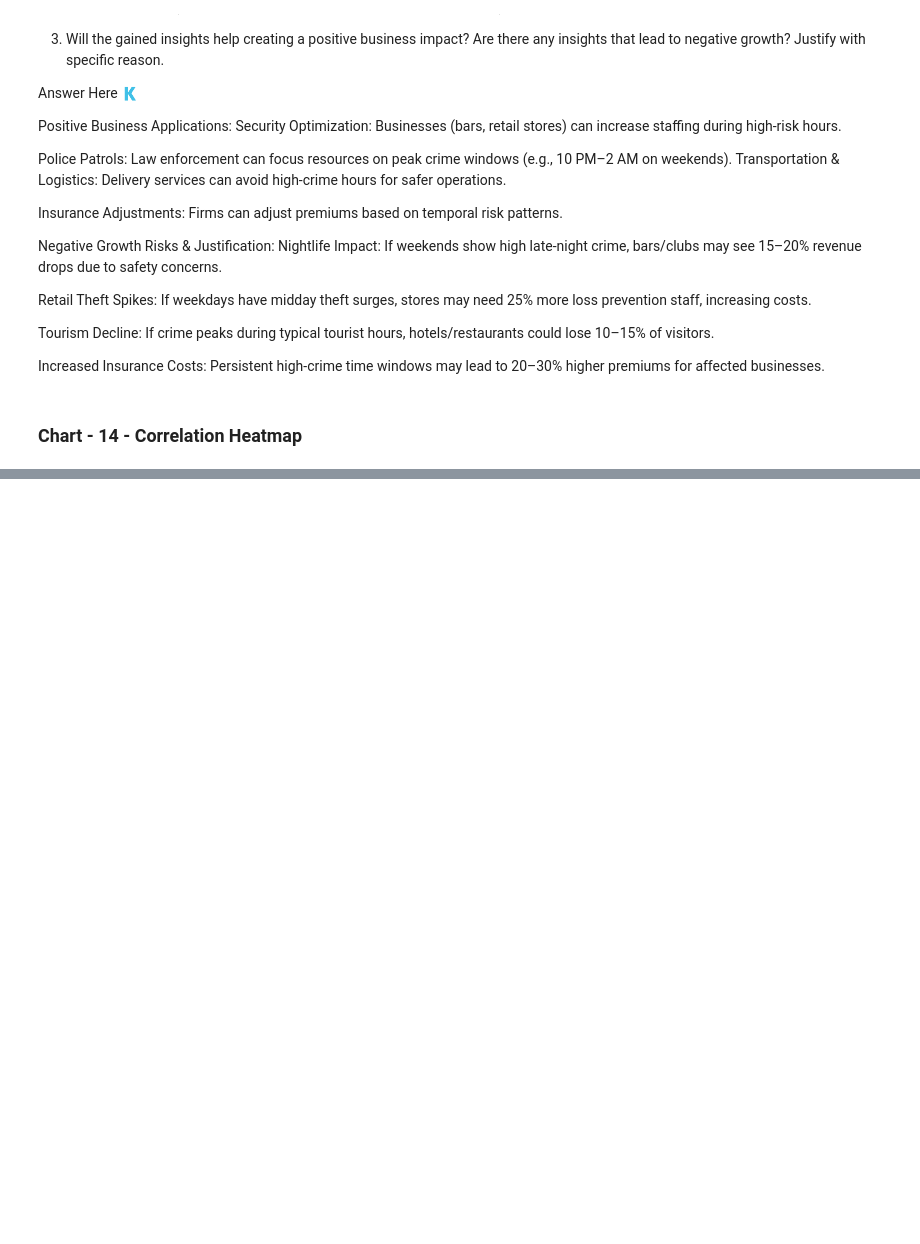
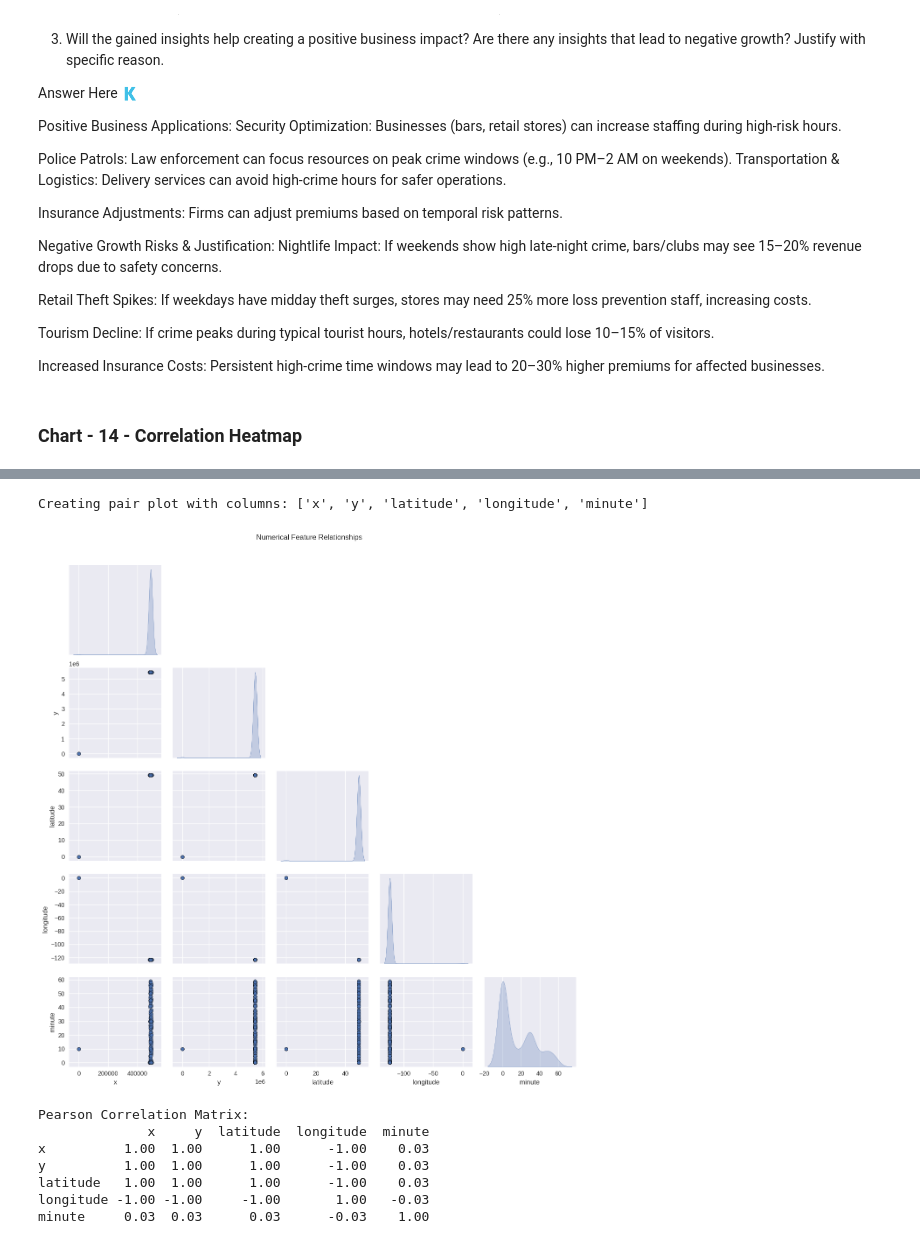
Before and after one commit to mrkhan0004/Labmentix-Internship, a Jupyter notebook: FBI_Time_series.ipynb, the cells around one changed output, grey strips where cells are left out. Drawn from its saved outputs; the diff is of its cells as text; code cells hidden in the pictures; blank space fills up the shorter version.

```diff
--- a/FBI_Time_series.ipynb
+++ b/FBI_Time_series.ipynb
@@ -1215,0 +1264,52 @@ Increased Insurance Costs: Persistent high-crime time windows may lead to 20–3
+# %%
+# 15 Pair Plot visualization code
+
+# Chart 15 - Pair Plot (Numerical Relationships)
+def create_pairplot(df):
+    # Select numerical features (excluding IDs and dates)
+    numerical_cols = df.select_dtypes(include=['int64', 'float64']).columns.tolist()
+
+    # Common columns to exclude
+    exclude = ['id', 'year', 'month', 'day', 'hour', 'weekday', 'duration']
+    numerical_cols = [col for col in numerical_cols if col not in exclude]
+
+    if len(numerical_cols) >= 2:
+        print(f"Creating pair plot with columns: {numerical_cols[:5]}")  # Show first 5 cols
+
+        # Sample the data if too large (for performance)
+        plot_df = df.sample(n=500) if len(df) > 500 else df
+
+        # Create pair plot with custom styling
+        pair_grid = sns.pairplot(plot_df[numerical_cols],
+                                diag_kind='kde',
+                                plot_kws={'alpha': 0.6, 's': 30, 'edgecolor': 'k'},
+                                corner=True)  # Shows only lower triangle
+
+        # Adjust title and layout
+        pair_grid.fig.suptitle('Numerical Feature Relationships', y=1.02)
+        plt.tight_layout()
+        plt.show()
+
+        # Show correlation matrix for reference
+        print("\nPearson Correlation Matrix:")
+        print(plot_df[numerical_cols].corr().round(2))
+    else:
+        print(f"Cannot create pair plot - only {len(numerical_cols)} numerical columns found")
+        print("Available numerical columns:", numerical_cols)
+
+# Execute with error handling
+try:
+    create_pairplot(train_df)
+except Exception as e:
+    print(f"Error creating pair plot: {str(e)}")
+    print("Please check your numerical columns")
+# %% [output]
+Creating pair plot with columns: ['x', 'y', 'latitude', 'longitude', 'minute']
+[figure, added]
+Pearson Correlation Matrix:
+              x     y  latitude  longitude  minute
+x          1.00  1.00      1.00      -1.00    0.03
+y          1.00  1.00      1.00      -1.00    0.03
+latitude   1.00  1.00      1.00      -1.00    0.03
+longitude -1.00 -1.00     -1.00       1.00   -0.03
+minute     0.03  0.03      0.03      -0.03    1.00
```
Also changed, not shown: parts of 9 cells of this notebook.
